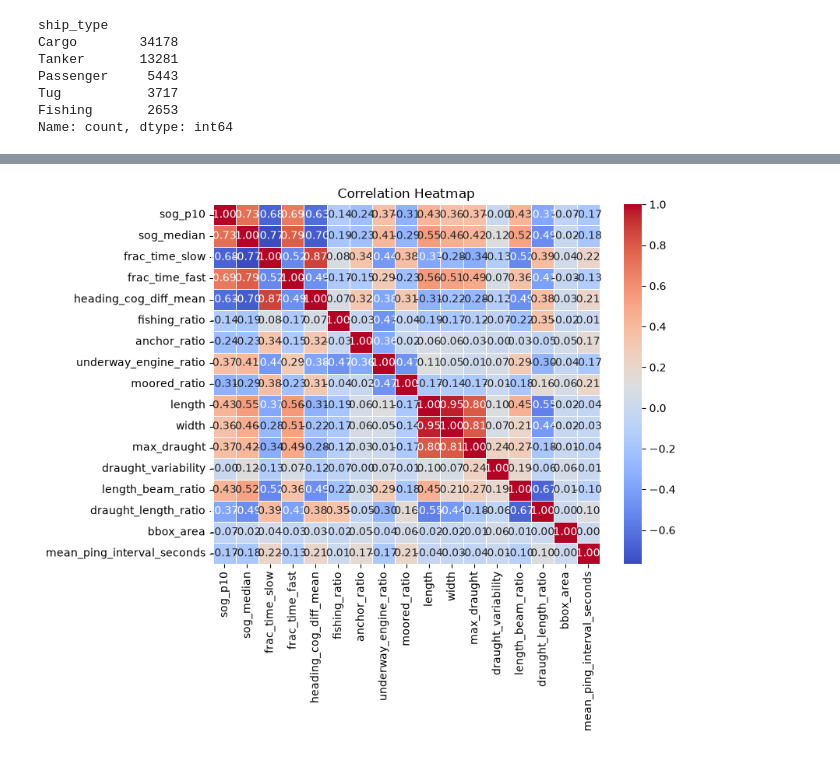
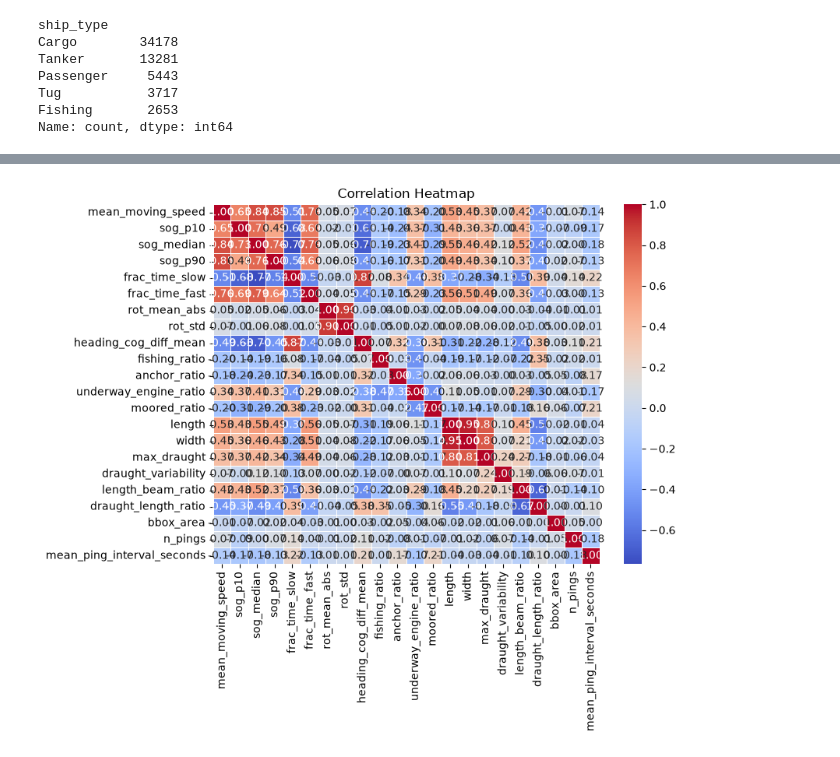
Before and after one commit to mro201/FleetSense, a Jupyter notebook: src/notebooks/FeatureAnalysis.ipynb, the cells around one changed output, grey strips where cells are left out. Saved outputs shown, nothing was run; the diff lists cells and outputs as text; code cells hidden in the pictures.

```diff
--- a/src/notebooks/FeatureAnalysis.ipynb
+++ b/src/notebooks/FeatureAnalysis.ipynb
@@ -113,0 +97,16 @@ Name: count, Length: 1380, dtype: int64
+# %%
+pddf = pddf.dropna()
+X = pddf[selected_features]
+y = pddf["ship_type"]
+# ANOVA F-stat (sklearn gives you this directly, vectorized across all features)
+f_scores, p_values = f_classif(X, y)
+
+# Kruskal-Wallis (per feature, manual loop since scipy doesn't vectorize across columns)
+results = {}
+for col in X.columns:
+    groups = [X[col][y == cls] for cls in y.unique()]
+    h_stat, p_val = kruskal(*groups)
+    results[col] = (h_stat, p_val)
+
+results_f = pd.DataFrame([selected_features, f_scores, p_values])
+results
@@ -197,36 +189,17 @@ plot_feature_group(pddf, "cargo", ["Cargo Type", "CargoX_ratio", "CargoY_ratio",
 # %%
-features = [
-    "sog_p10",
-    "sog_median",
-    "frac_time_slow",
-    "frac_time_fast",
-    "heading_cog_diff_mean",
-    "fishing_ratio",
-    "anchor_ratio",
-    "underway_engine_ratio",
-    "moored_ratio",
-    "length",
-    "width",
-    "max_draught",
-    "draught_variability",
-    "length_beam_ratio",
-    "draught_length_ratio",
-    "bbox_area",
-    "mean_ping_interval_seconds",
-]
-matrix = pddf[features].corr()
+matrix = pddf[selected_features].corr()
 
 plt.figure(figsize=(8, 6))
 sns.heatmap(
     matrix,
     annot=True,
     cmap="coolwarm",
     fmt=".2f",
     linewidths=0.5,
 )
 plt.title("Correlation Heatmap")
 plt.show()
 # %% [output]
-[figure, old version]
+[figure, new version]
 # %%
 # 'common_norm=False' normalizes each class independently so you can see relative shapes
```
Also changed, not shown: parts of 17 cells of this notebook.
